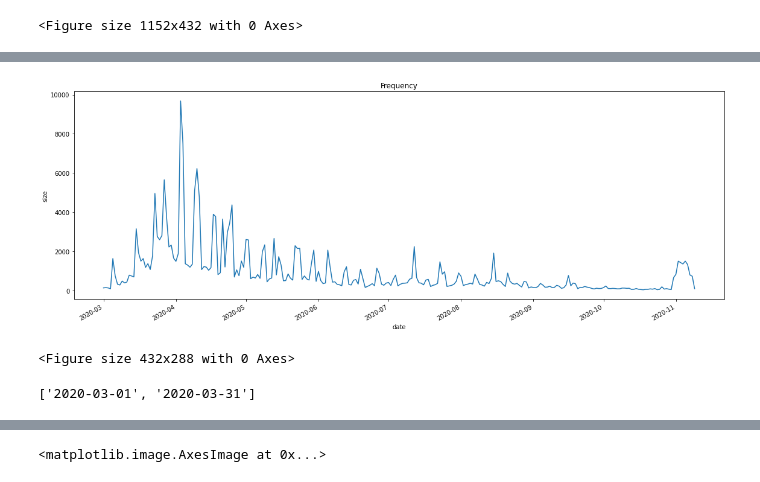
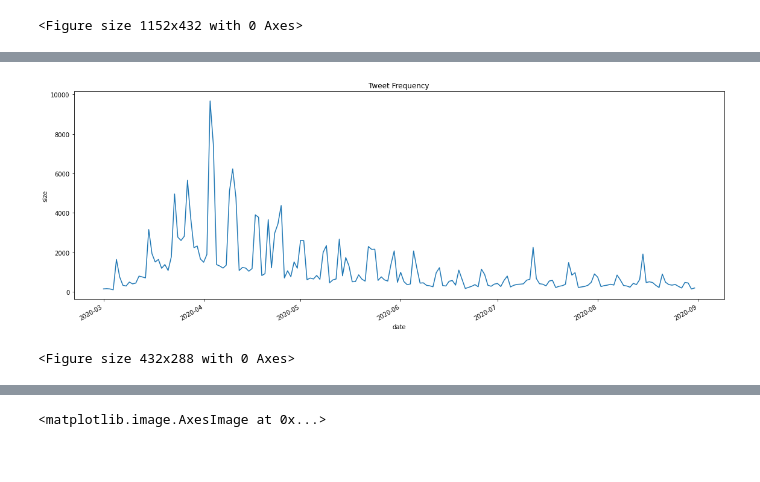
Before and after one commit to tomashege/research_project, a Jupyter notebook: Tomas/notebooks/Analysis.ipynb, the cells around one changed output, grey strips where cells are left out. Cells and saved outputs as stored; diff of their text form; code cells hidden in the pictures.

```diff
--- a/Tomas/notebooks/Analysis.ipynb
+++ b/Tomas/notebooks/Analysis.ipynb
@@ -32,3 +29,20 @@ tweets = pd.read_pickle("/Users/tomashegewisch/Desktop/all_6_months.pkl")
+# %%
+tweets = pd.read_pickle("/Users/tomashegewisch/Desktop/all_6_months.pkl")
+d1 = "2020-03-01"
+d2 = "2020-08-31"
+def get_date_range_for_tweet(date):
+    date_1 = datetime.datetime.strptime(d1,'%Y-%m-%d')
+    date_2 = datetime.datetime.strptime(d2,'%Y-%m-%d')
+    date = date.to_pydatetime().strftime("%Y-%m-%d")
+    date = datetime.datetime.strptime(date,'%Y-%m-%d')
+    if date >= date_1 and date <= date_2:
+        return True
+    else:
+        return False
+
+tweets = tweets[tweets['date'].apply(lambda x : get_date_range_for_tweet(x)) == True]
+# lob off the
+#tweets = tweets.head(500)
 # %%
 #https://www.earthdatascience.org
 #/courses/use-data-open-source-python/intro-to-apis/calculate-tweet-word-bigrams/
@@ -420,49 +432,15 @@ drill_down_date_topic("covid", '2020-04-09', '2020-04-22')
 # %%
 #Frequency of posting
 post_feq = tweets.groupby('date', as_index=False).size()
 post_feq
 plt.figure(figsize=(16, 6))
 sns.lineplot(x='date',
                  y='size',
-                 data=post_feq).set_title("Frequency").get_figure().autofmt_xdate()
+                 data=post_feq).set_title("Tweet Frequency").get_figure().autofmt_xdate()
 plt.tight_layout()
 plt.show()
-#plt.savefig("/Users/tomashegewisch/research_project/Tomas/charts/Sentiment_"+key_word+"_"+str(nedded_dates[0])+"_"+str(nedded_dates[1])+".png")
+plt.savefig("/Users/tomashegewisch/research_project/Tomas/charts/tweet_frequency.png")
 plt.clf()
 # %% [output]
-[figure, old version]
+[figure, new version]
 <Figure size 432x288 with 0 Axes>
-# %%
-### Import data
-#sns.boxplot(x='date', y='senti_values', data=tweets_for_timeline)
-
-# def get_date_range(date):
-#     date_1 = datetime.datetime.strptime('2020-03-03', '%Y-%m-%d')
-#     date_2 = datetime.datetime.strptime('2020-03-20', '%Y-%m-%d')
-#     date = date.to_pydatetime().strftime("%Y-%m-%d")
-#     date = datetime.datetime.strptime(date, '%Y-%m-%d')
-#     if date >= date_1 and date <= date_2:
-#         print("<>"+str(date))
-#         return True
-#     else:
-#         return False
-
-# testing_with_dates = testing_with_dates.head(1000)
-# #key_word_sentimnet_score_all = key_word_sentimnet_score_all[key_word_sentimnet_score_all['date'].apply(lambda x : get_date_range(x)) == True]
-
-# test_out_put = testing_with_dates[testing_with_dates['date'].apply(lambda x : get_date_range(x)) == True]
-
-
-# date code to loop thought all the for every month.
-def get_the_date(month_code):
-    moths_dates = {1:['2020-03-01','2020-03-31'],
-                  2:['2020-04-01','2020-04-31'],
-                  3:['2020-05-01','2020-05-31'],
-                  4:['2020-06-01','2020-06-31'],
-                  5:['2020-07-01','2020-07-31'],
-                  6:['2020-08-01','2020-08-31']}
-    return moths_dates[month_code]
-
-get_the_date(1)
-# %% [output]
-['2020-03-01', '2020-03-31']
```
Also changed, not shown: parts of 7 cells of this notebook, 10 other files.
